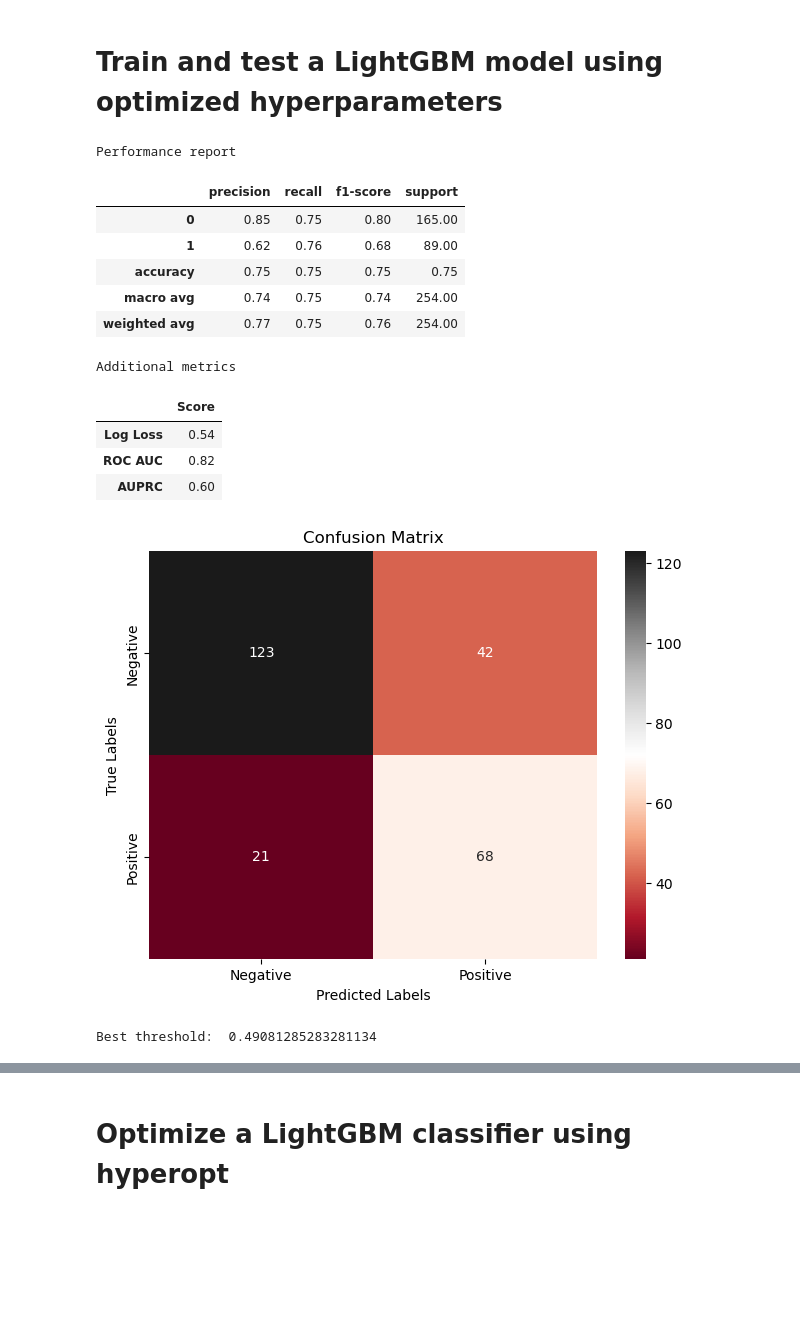
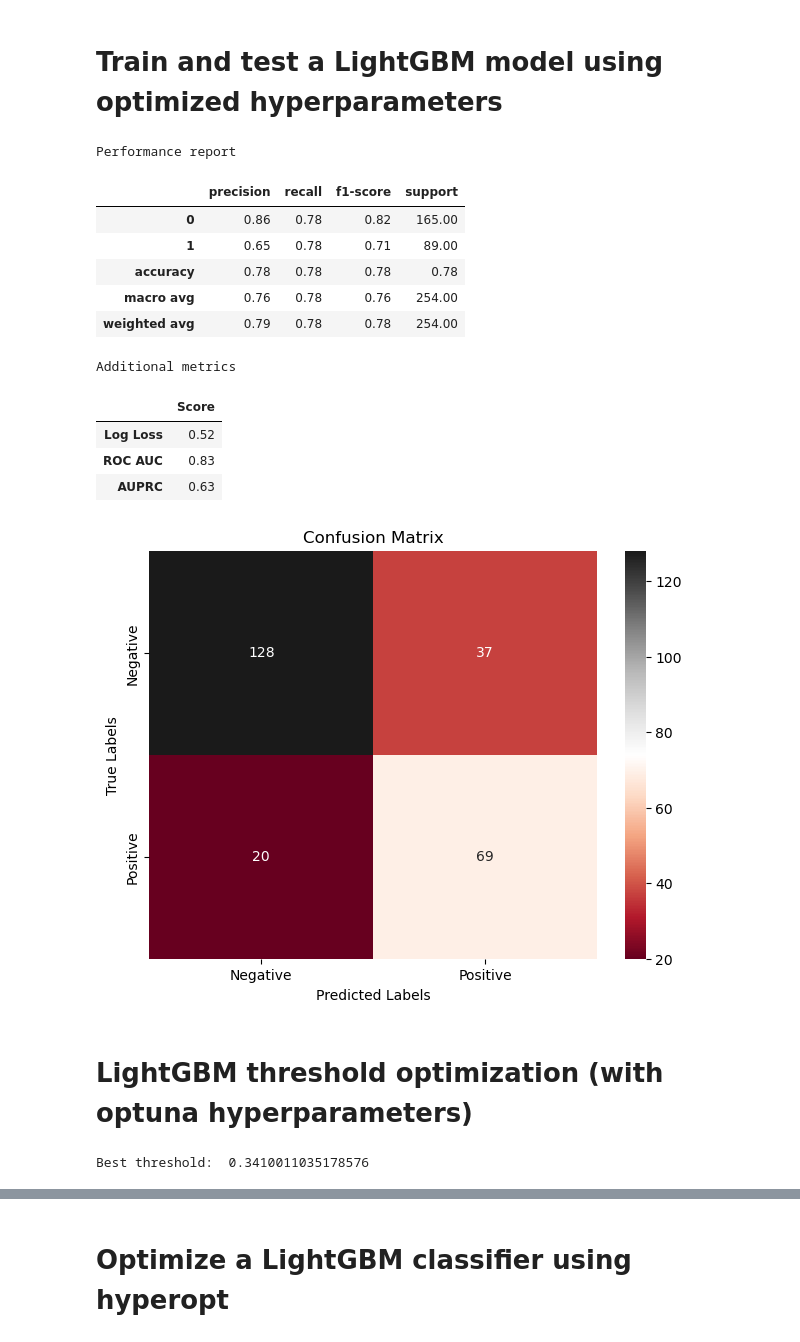
Before and after one commit to Al-1n/Diabetes_Classification, a Jupyter notebook: Diabetes_classification_ADASYN.ipynb, the cells around one changed output, grey strips where cells are left out. Cells and saved outputs as stored; diff of their text form; code cells hidden in the pictures; blank space fills up the shorter version.

```diff
--- a/Diabetes_classification_ADASYN.ipynb
+++ b/Diabetes_classification_ADASYN.ipynb
@@ -853,15 +761,3 @@ X_test_best = X_test_best.rename(columns = {0: 'Glucose',
                                             5: 'DPF',
                                             6: 'Age',
                                              })
-
-#Build a classifier with minimum parameters
-xgb_classifier = XGBClassifier(objective = 'binary:logistic',
-                               eval_metric = 'logloss',
-                               seed = 21,
-                               )
-
-#Fit the classifier to the raw data
-xgb_classifier.fit(X_train_best, y_res)
-
-# predict the performance score of the trained model using the testing dataset
-print_classification_metrics(xgb_classifier, X_test_best, y_test)
@@ -1237,28 +1231,36 @@ Best score (Minimum loss): 0.4993464075139474
 # %%
 # Train the LightGBM model with the best hyperparameters
 lgb_model = lgb.LGBMClassifier(**best_params,
+                               objective = 'binary',
+                               metric = 'average_precision',
+                               random_state = 21,
                                verbosity = -1).fit(X_train_best, y_res)
 
 # Test the model and display the performance metrics
 print_classification_metrics(lgb_model, X_test_best, y_test)
 # %% [output]
 Performance report
 |  | precision | recall | f1-score | support |
-| 0 | 0.85 | 0.75 | 0.80 | 165.00 |
-| 1 | 0.62 | 0.76 | 0.68 | 89.00 |
-| accuracy | 0.75 | 0.75 | 0.75 | 0.75 |
-| macro avg | 0.74 | 0.75 | 0.74 | 254.00 |
-| weighted avg | 0.77 | 0.75 | 0.76 | 254.00 |
+| 0 | 0.86 | 0.78 | 0.82 | 165.00 |
+| 1 | 0.65 | 0.78 | 0.71 | 89.00 |
+| accuracy | 0.78 | 0.78 | 0.78 | 0.78 |
+| macro avg | 0.76 | 0.78 | 0.76 | 254.00 |
+| weighted avg | 0.79 | 0.78 | 0.78 | 254.00 |
 Additional metrics
 |  | Score |
-| Log Loss | 0.54 |
-| ROC AUC | 0.82 |
-| AUPRC | 0.60 |
+| Log Loss | 0.52 |
+| ROC AUC | 0.83 |
+| AUPRC | 0.63 |
-[figure, old version]
+[figure, new version]
+# %% [markdown]
+# LightGBM threshold optimization (with optuna hyperparameters)
 # %%
 pos_label = 1
 
 lgb_model = lgb.LGBMClassifier(**best_params,
+                               objective = 'binary',
+                               metric = 'average_precision',
+                               random_state = 21,
                                verbosity = -1)
 
 classifier_other_threshold = TunedThresholdClassifierCV(
@@ -1272,12 +1274,14 @@ classifier_other_threshold = TunedThresholdClassifierCV(
 
 classifier_other_threshold.fit(X_train_best, y_res)
 
+# Extract the optimized threshold
+lgb_opt_th = classifier_other_threshold.best_threshold_
 
 print()
-print('Best threshold: ', classifier_other_threshold.best_threshold_)
+print('Best threshold: ', lgb_opt_th)
 print()
 # %% [output]
-Best threshold:  0.49081285283281134
+Best threshold:  0.3410011035178576
 # %%
 # Test the model and display the performance metrics
 print_classification_metrics(classifier_other_threshold, X_test_best, y_test)
```
Also changed, not shown: parts of 49 cells of this notebook, 7 other files.
